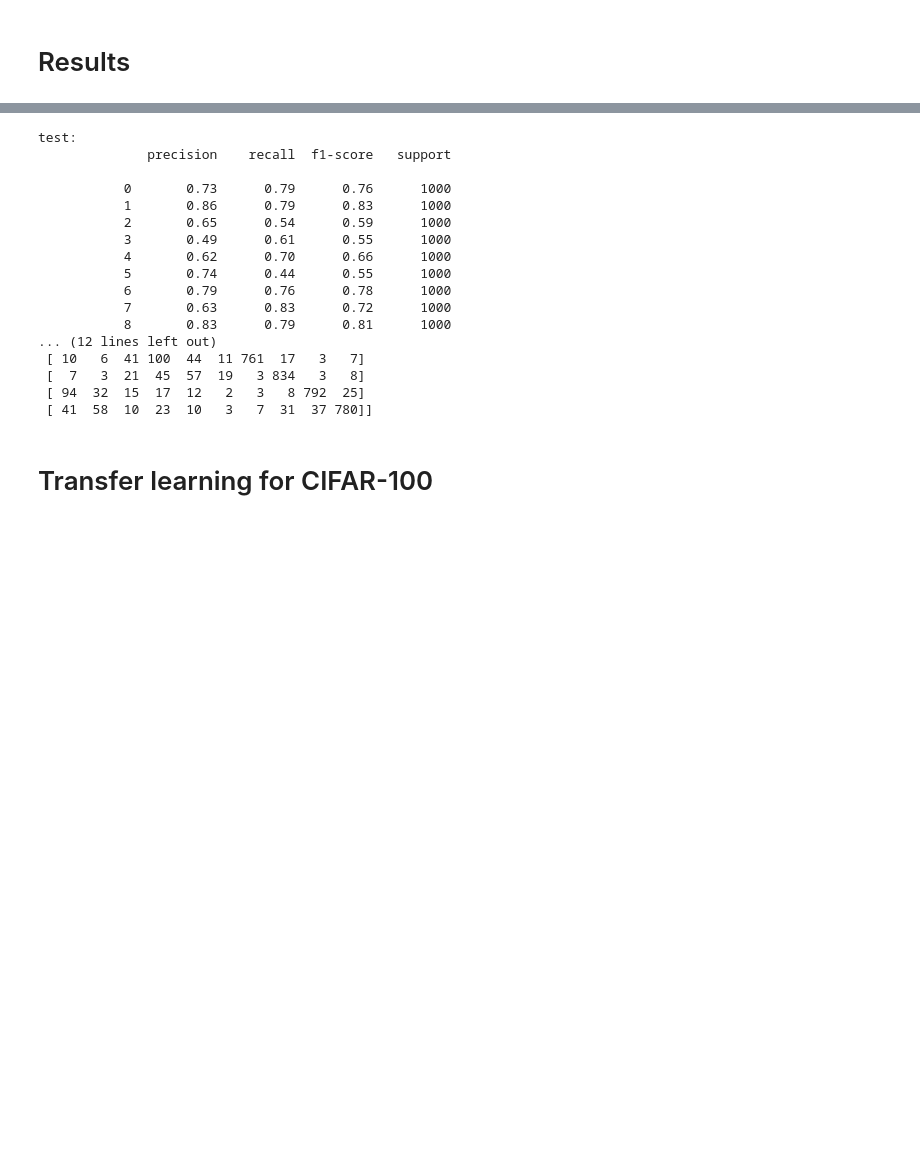
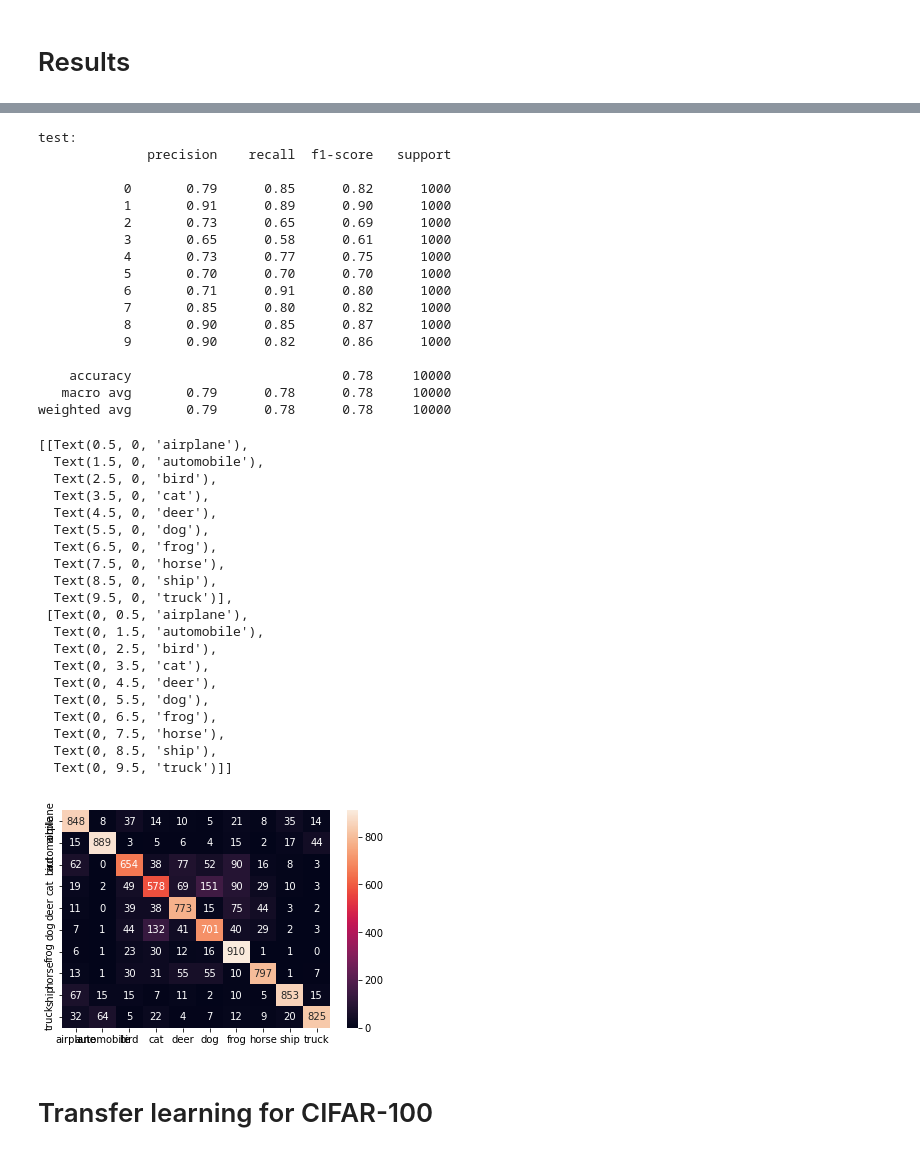
Before and after one commit to ujnomw/neural-networks, a Jupyter notebook: cnn_cifar.ipynb, the cells around one changed output, grey strips where cells are left out. Cells and saved outputs as stored; diff of their text form; code cells hidden in the pictures; blank space fills up the shorter version.

```diff
--- a/cnn_cifar.ipynb
+++ b/cnn_cifar.ipynb
@@ -59,13 +65,17 @@ plt.show()
 # CREATE CNN
 # %%
 model = models.Sequential()
-model.add(layers.Conv2D(32, (3, 3), activation='relu', input_shape=(32, 32, 3)))
-model.add(layers.MaxPooling2D((2, 2)))
-model.add(layers.Conv2D(64, (3, 3), activation='relu'))
-model.add(layers.MaxPooling2D((2, 2)))
-model.add(layers.Conv2D(64, (3, 3), activation='relu'))
+model.add(layers.Conv2D(32, 3, activation='relu', input_shape=(32, 32, 3)))
+model.add(layers.Conv2D(32, 3, activation='relu'))
+model.add(layers.MaxPooling2D())
+model.add(layers.Dropout(0.25))
+model.add(layers.Conv2D(64, 3, activation='relu', padding='same'))
+model.add(layers.Conv2D(64, 3, activation='relu'))
+model.add(layers.MaxPooling2D())
+model.add(layers.Dropout(0.25))
 model.add(layers.Flatten())
-model.add(layers.Dense(64, activation='relu'))
+model.add(layers.Dense(512, activation='relu'))
+model.add(layers.Dropout(0.5))
 model.add(layers.Dense(10))
 # %%
 model.summary()
@@ -88,9 +98,13 @@ Trainable params: 122,570
 Non-trainable params: 0
 _________________________________________________________________
+# %%
+epochs = 15
+learning_rate = 0.00001
+batch_size = 32
 # %% [markdown]
 # Run model
 # %%
-model.compile(optimizer='adam',loss=tf.keras.losses.SparseCategoricalCrossentropy(from_logits=True), metrics=['accuracy'])
+model.compile(optimizer=tf.keras.optimizers.Adam(learning_rate=learning_rate) ,loss=tf.keras.losses.SparseCategoricalCrossentropy(from_logits=True), metrics=['accuracy'])
 
-history = model.fit(train_images, train_labels, epochs=10, validation_data=(test_images, test_labels))
+history = model.fit(train_images, train_labels, epochs=epochs, validation_data=(val_images, val_labels), batch_size=batch_size)
 # %% [output]
@@ -128,30 +144,53 @@ test_loss, test_acc = model.evaluate(test_images,  test_labels, verbose=2)
 # %%
 pred = model.predict(test_images)
 # Convert predictions classes to one hot vectors
 Y_pred_classes = np.argmax(pred, axis=1)
 # Convert validation observations to one hot vectors
 Y_true = np.argmax(tf.keras.utils.to_categorical(test_labels), axis=1)
 print('test:')
+confusion_mtx = confusion_matrix(Y_true, Y_pred_classes)
+c = sns.heatmap(confusion_mtx, annot=True, fmt='g')
 print(classification_report(Y_true, Y_pred_classes))
-print(confusion_matrix(Y_true, Y_pred_classes))
+c.set(xticklabels=class_names, yticklabels=class_names)
 # %% [output]
 test:
               precision    recall  f1-score   support
 
-           0       0.73      0.79      0.76      1000
-           1       0.86      0.79      0.83      1000
-           2       0.65      0.54      0.59      1000
-           3       0.49      0.61      0.55      1000
-           4       0.62      0.70      0.66      1000
-           5       0.74      0.44      0.55      1000
-           6       0.79      0.76      0.78      1000
-           7       0.63      0.83      0.72      1000
-           8       0.83      0.79      0.81      1000
-... (12 lines left out)
- [ 10   6  41 100  44  11 761  17   3   7]
- [  7   3  21  45  57  19   3 834   3   8]
- [ 94  32  15  17  12   2   3   8 792  25]
- [ 41  58  10  23  10   3   7  31  37 780]]
+           0       0.79      0.85      0.82      1000
+           1       0.91      0.89      0.90      1000
+           2       0.73      0.65      0.69      1000
+           3       0.65      0.58      0.61      1000
+           4       0.73      0.77      0.75      1000
+           5       0.70      0.70      0.70      1000
+           6       0.71      0.91      0.80      1000
+           7       0.85      0.80      0.82      1000
+           8       0.90      0.85      0.87      1000
+           9       0.90      0.82      0.86      1000
+
+    accuracy                           0.78     10000
+   macro avg       0.79      0.78      0.78     10000
+weighted avg       0.79      0.78      0.78     10000
+[[Text(0.5, 0, 'airplane'),
+  Text(1.5, 0, 'automobile'),
+  Text(2.5, 0, 'bird'),
+  Text(3.5, 0, 'cat'),
+  Text(4.5, 0, 'deer'),
+  Text(5.5, 0, 'dog'),
+  Text(6.5, 0, 'frog'),
+  Text(7.5, 0, 'horse'),
+  Text(8.5, 0, 'ship'),
+  Text(9.5, 0, 'truck')],
+ [Text(0, 0.5, 'airplane'),
+  Text(0, 1.5, 'automobile'),
+  Text(0, 2.5, 'bird'),
+  Text(0, 3.5, 'cat'),
+  Text(0, 4.5, 'deer'),
+  Text(0, 5.5, 'dog'),
+  Text(0, 6.5, 'frog'),
+  Text(0, 7.5, 'horse'),
+  Text(0, 8.5, 'ship'),
+  Text(0, 9.5, 'truck')]]
+[figure, added]
 # %% [markdown]
 # Transfer learning for CIFAR-100
 # %% [markdown]
```
Also changed, not shown: parts of 24 cells of this notebook, 1 other file.
